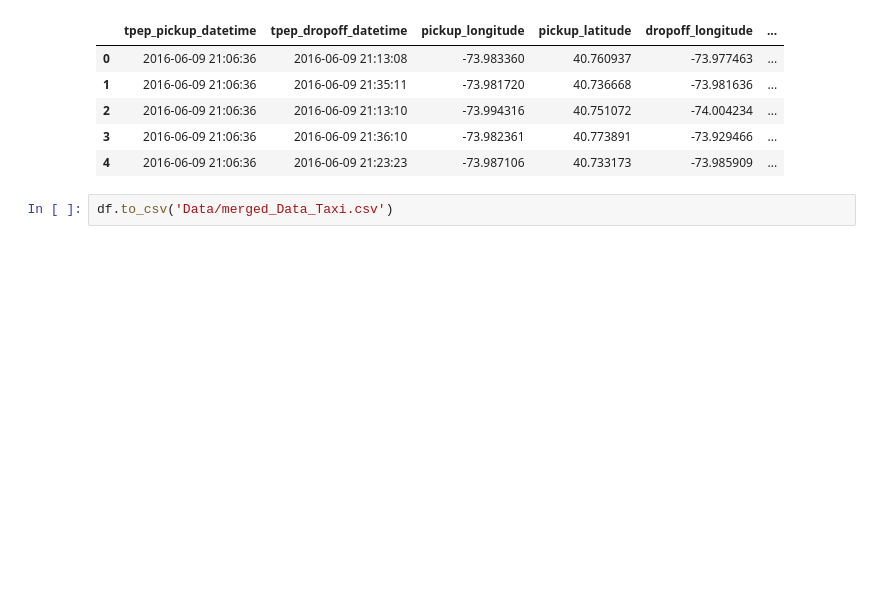
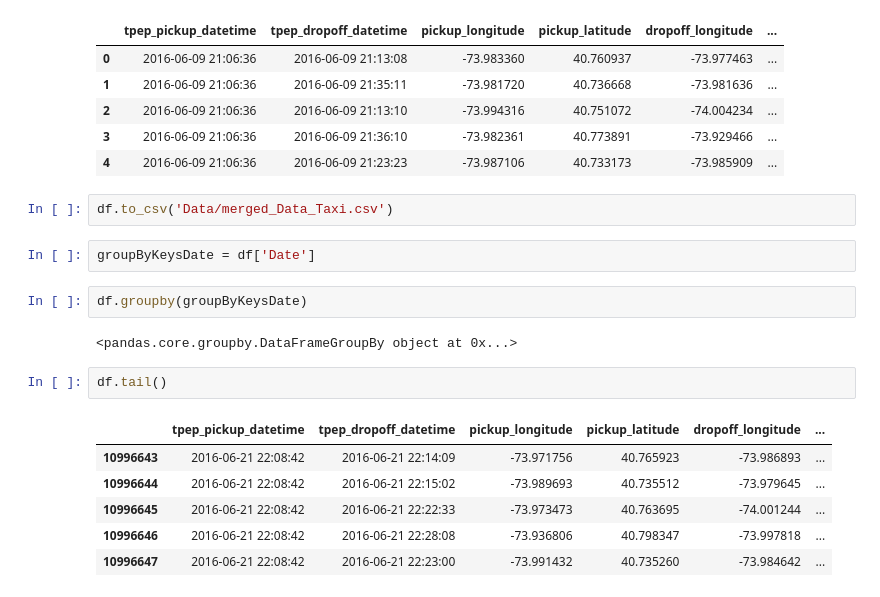
Before and after one commit to rupeshbasnet/big-data, a Jupyter notebook: Cleaning Taxi Data.ipynb, the cells around one changed output. Drawn from its saved outputs; the diff is of its cells as text; blank space fills up the shorter version.

```diff
--- a/Cleaning Taxi Data.ipynb
+++ b/Cleaning Taxi Data.ipynb
@@ -190,3 +187,18 @@ df.head()
 | 4 | 2016-06-09 21:06:36 | 2016-06-09 21:23:23 | -73.987106 | 40.733173 | -73.985909 | ... |
 # %%
 df.to_csv('Data/merged_Data_Taxi.csv')
+# %%
+groupByKeysDate = df['Date']
+# %%
+df.groupby(groupByKeysDate)
+# %% [output]
+<pandas.core.groupby.DataFrameGroupBy object at 0x...>
+# %%
+df.tail()
+# %% [output]
+|  | tpep_pickup_datetime | tpep_dropoff_datetime | pickup_longitude | pickup_latitude | dropoff_longitude | ... |
+| 10996643 | 2016-06-21 22:08:42 | 2016-06-21 22:14:09 | -73.971756 | 40.765923 | -73.986893 | ... |
+| 10996644 | 2016-06-21 22:08:42 | 2016-06-21 22:15:02 | -73.989693 | 40.735512 | -73.979645 | ... |
+| 10996645 | 2016-06-21 22:08:42 | 2016-06-21 22:22:33 | -73.973473 | 40.763695 | -74.001244 | ... |
+| 10996646 | 2016-06-21 22:08:42 | 2016-06-21 22:28:08 | -73.936806 | 40.798347 | -73.997818 | ... |
+| 10996647 | 2016-06-21 22:08:42 | 2016-06-21 22:23:00 | -73.991432 | 40.735260 | -73.984642 | ... |
```
Also changed, not shown: parts of 12 cells of this notebook.
